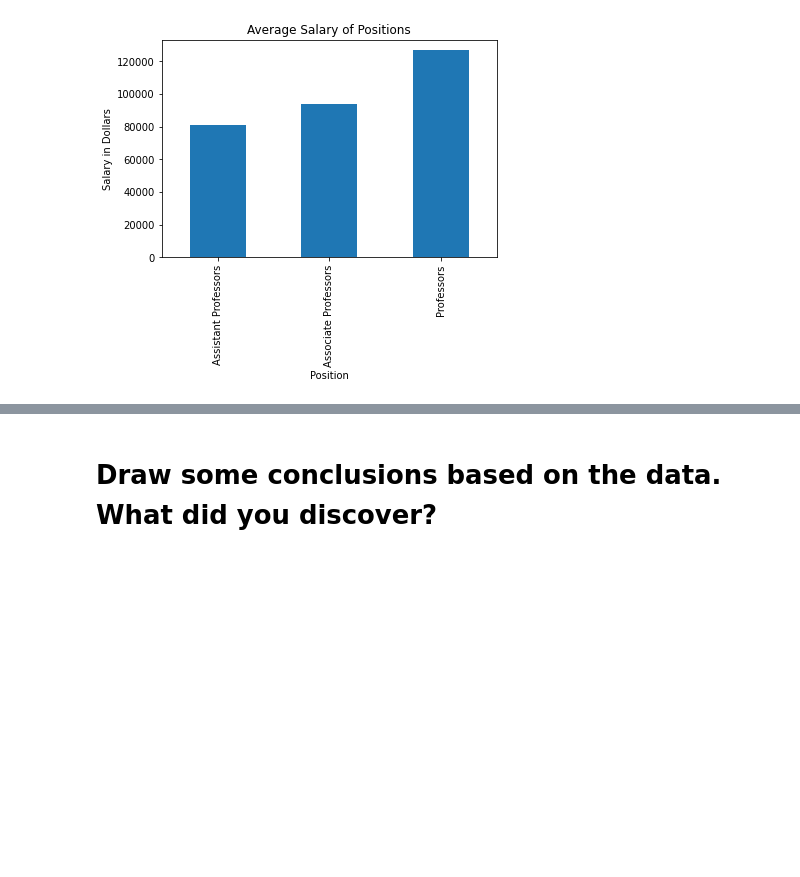
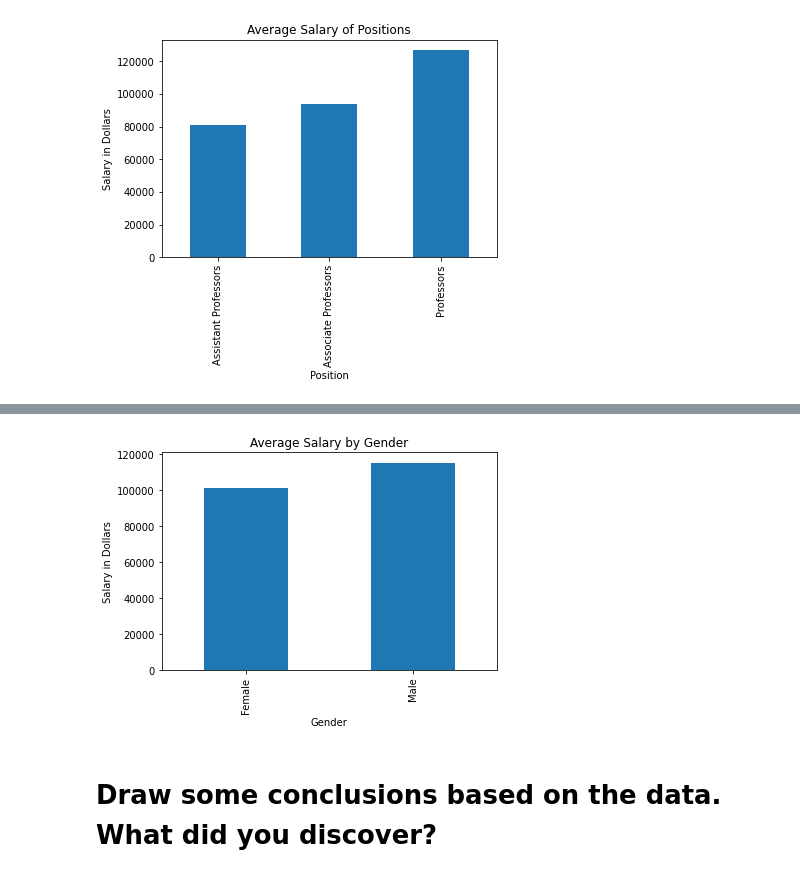
Before and after one commit to emilychiu7/da-micro-winter-22, a Jupyter notebook: python/Unit3_Python_Advanced_Pandas_DataWrangling_Assignment.ipynb, the cells around one changed output, grey strips where cells are left out. Saved outputs shown, nothing was run; the diff lists cells and outputs as text; code cells hidden in the pictures; blank space fills up the shorter version.

```diff
--- a/python/Unit3_Python_Advanced_Pandas_DataWrangling_Assignment.ipynb
+++ b/python/Unit3_Python_Advanced_Pandas_DataWrangling_Assignment.ipynb
@@ -346,3 +362,12 @@ Your observations from the visuals:
+# %%
+#Bar plot to compare mean salary for male and female workers
+df.groupby('sex')['salary'].mean().plot(kind = 'bar')
+plt.title('Average Salary by Gender')
+plt.xlabel('Gender')
+plt.ylabel('Salary in Dollars')
+plt.show()
+# %% [output]
+[figure, added]
 # %% [markdown]
 # Draw some conclusions based on the data.  What did you discover?
 # %% [markdown]
```
Also changed, not shown: parts of 6 cells of this notebook.
